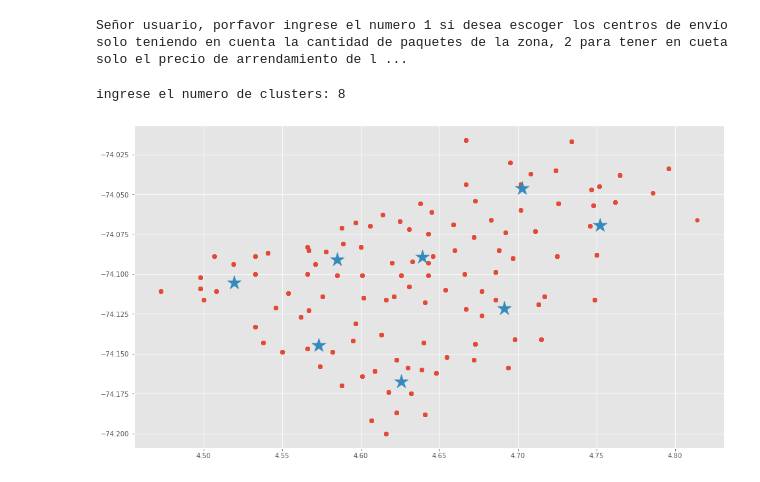
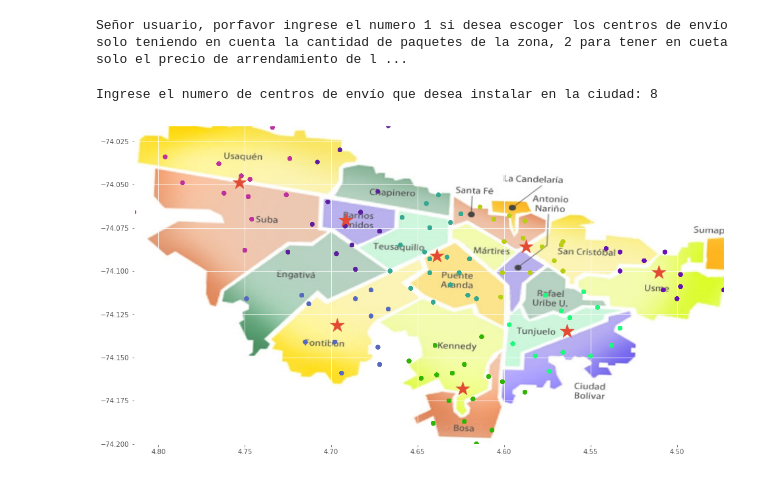
Before and after one commit to IronGhost1779/K-means, a Jupyter notebook: Main-proyecto.ipynb, the cells around one changed output. Drawn from its saved outputs; the diff is of its cells as text; code cells hidden in the pictures.

Commit message:
Mapa de Bogotá. Separación por colores.
Se agregó el mapa de Bogotá a la gráfica final (de pronto buscar a futuro una mejor imagen). También se colocó el código para dividir por colores los clusters.

```diff
--- a/Main-proyecto.ipynb
+++ b/Main-proyecto.ipynb
@@ -41,13 +40,13 @@ for i in range(112):
         else:
             fugaz[j] = float(dataframe2[i][j])
 # %%
-numero_clusters = int(input("ingrese el numero de clusters: "))
+numero_clusters = int(input("Ingrese el numero de centros de envío que desea instalar en la ciudad: "))
 kmeans = KMeans(n_clusters = numero_clusters, random_state = 0).fit(matriz)
 kmeans.labels_
 kmeans.cluster_centers_
 centros = kmeans.cluster_centers_
 # %% [output]
-ingrese el numero de clusters: 8
+Ingrese el numero de centros de envío que desea instalar en la ciudad: 8
 # %%
 matriz1=[]
 for i in range(len(matriz)):
@@ -64,9 +63,26 @@ for i in range(len(centros)):
 centros2=[]
 for i in range(len(centros)):
     centros2.append(centros[i][1])
+# %%
+labels = kmeans.predict(matriz)
+colores = []
+for i in range(numero_clusters):
+    colores.append([random.randint(0, 255)/255, random.randint(0, 255)/255, random.randint(0, 255)/255])
+asignar=[]
+for row in labels:
+    asignar.append(colores[row])
 # %%
 fig = plt.figure()
-fig1 = plt.scatter(matriz1,matriz2)
+
+image = img.imread('mapa.jpg')
+imagen = plt.imshow(image, extent = (min(matriz1),max(matriz1),min(matriz2), max(matriz2)))
+ax0 = imagen.axes
+ax0.invert_xaxis()
+fig1 = plt.scatter(matriz1,matriz2, c=asignar)
+ax1 = fig1.axes
+ax1.invert_xaxis()
 fig2 = plt.scatter(centros1,centros2,marker = '*', s = 500)
+ax2 = fig2.axes
+ax2.invert_xaxis()
 # %% [output]
-[figure, old version]
+[figure, new version]
```
Also changed, not shown: parts of 2 cells of this notebook, 1 other file.
